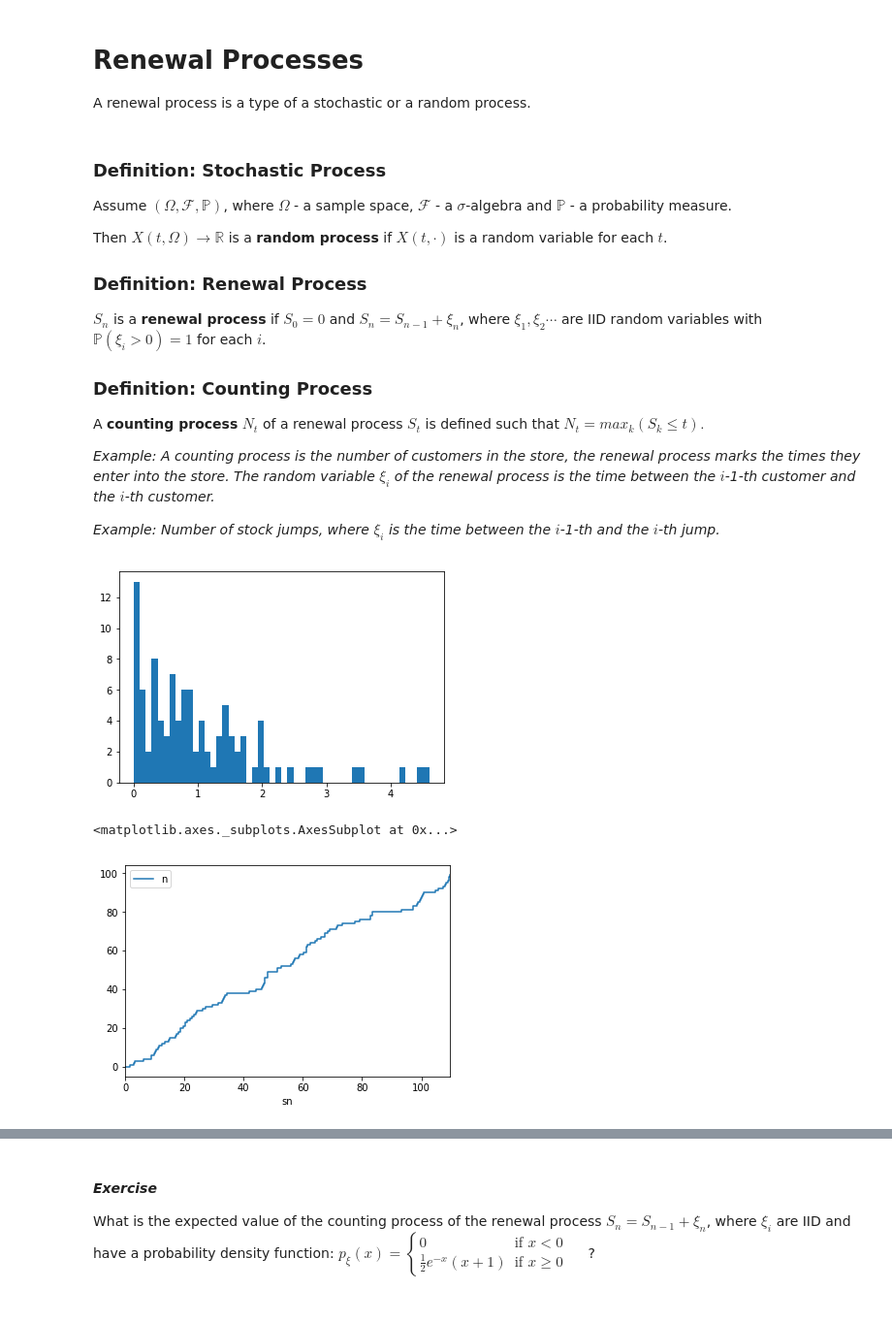
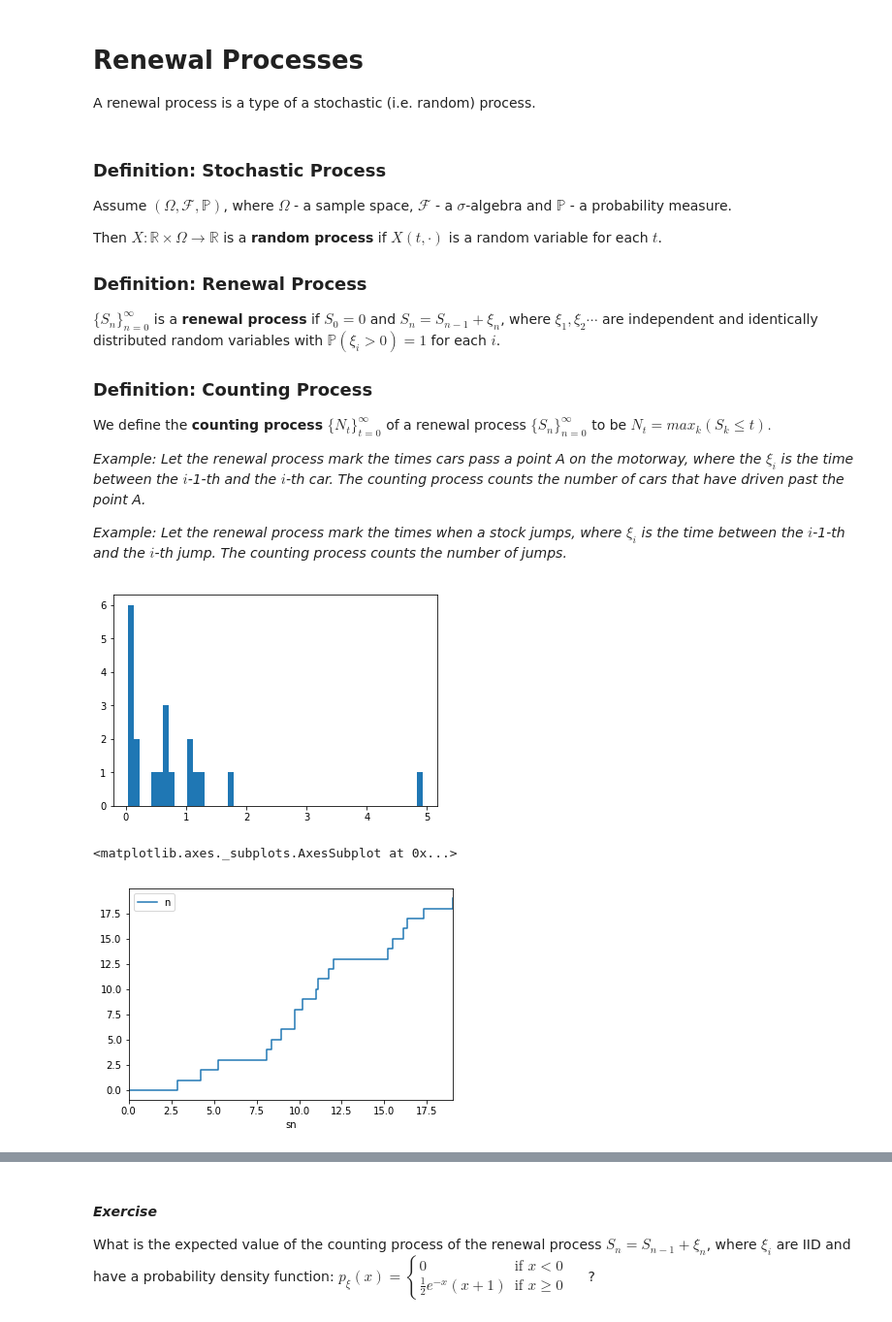
Before and after one commit to julijatominc/bsic, a Jupyter notebook: renewal_processes.ipynb, the cells around one changed output, grey strips where cells are left out. Shown at 97% size. Drawn from its saved outputs; the diff is of its cells as text; code cells hidden in the pictures.

```diff
--- a/renewal_processes.ipynb
+++ b/renewal_processes.ipynb
@@ -1,49 +1,49 @@
 # %% [markdown]
 # Renewal Processes
 
-A renewal process is a type of a stochastic or a random process.
+A renewal process is a type of a stochastic (i.e. random) process.
 # %% [markdown]
 ### Definition: Stochastic Process
 Assume $(\Omega, \mathcal{F}, \mathbb{P})$, where $\Omega$ - a sample space, $ \mathcal{F}$ - a $\sigma$-algebra and $\mathbb{P}$ - a probability measure.
 
-Then $X(t, \Omega) \rightarrow \mathbb{R}$ is a **random process** if $X(t, \cdot)$ is a random variable for each $t$.
+Then $X:\mathbb{R}\times \Omega  \rightarrow \mathbb{R}$ is a **random process** if $X(t, \cdot)$ is a random variable for each $t$.
 ### Definition: Renewal Process
-$S_n$ is a **renewal process** if $S_0 = 0$ and $S_n = S_{n-1} + \xi_n$, where $\xi_1, \xi_2 \cdots$ are IID random variables with $\mathbb{P}(\xi_i >0) = 1$ for each $i$.
+$\{S_n\}_{n=0}^\infty$ is a **renewal process** if $S_0 = 0$ and $S_n = S_{n-1} + \xi_n$, where $\xi_1, \xi_2 \cdots$ are independent and identically distributed random variables with $\mathbb{P}(\xi_i >0) = 1$ for each $i$.
 ### Definition: Counting Process
-A **counting process** $N_t$ of a renewal process $S_t$ is defined such that $N_t = max_{k}(S_k \leq t).$
+We define the  **counting process** $\{N_t\}_{t=0}^\infty$ of a renewal process $\{S_n\}_{n=0}^\infty$  to be $N_t = max_{k}(S_k \leq t).$
 
-*Example: A counting process is the number of customers in the store, the renewal process marks the times they enter into the store. The random variable $\xi_i$ of the renewal process is the time between the $i$-1-th customer and the $i$-th customer.*
+*Example: Let the renewal process mark the times cars pass a point A on the motorway, where the $\xi_i$ is the time between the $i$-1-th and the $i$-th car. The counting process counts the number of cars that have driven past the point A.*
 
-*Example: Number of stock jumps, where $\xi_i$ is the time between the $i$-1-th and the $i$-th jump.*
+*Example: Let the renewal process mark the times when a stock jumps, where $\xi_i$ is the time between the $i$-1-th and the $i$-th jump. The counting process counts the number of jumps.*
 # %%
 import numpy as np
 import pandas as pd
 import matplotlib.pyplot as plt
 import random as rd
 from scipy import stats
 import math as math
 import time
 
 t0 = time.time()
 
 %matplotlib inline
 
-N = 100
-M = 5000
-UNIT = 0.1
+N = 20 #number or renewal process
+M = 2000 #number of monte carlo repetitions
+UNIT = 1
 
 #Let's create a distribution of the times between the customers
 def generate():
     if True:
         p_x = [rd.expovariate(1) for i in range(N)]
         return p_x
     if False:
         p_x = [rd.expovariate(1)*0.5 + 0.5 *rd.expovariate(2)  for i in range(N)]
         return p_x
 plt.hist(generate(), bins=50);
 #Histogram of the dist used
 # %% [output]
-[figure, old version]
+[figure, new version]
 # %%
 #Let's plot the counting process, based on the distribution above.
 p_x = generate()
@@ -51,12 +51,11 @@ df = pd.DataFrame(p_x, columns = ["xi"])
 df["sn"] = df.xi.cumsum()
 df["n"] = [i for i in range(N)]
 df.loc[0] = [0,0,0]
-df.head()
 df.plot(drawstyle="steps-post", x = "sn", y = "n")
 #x axis is the time, everytime s_i increases to s_i+1, n (on y axis) increases by 1
 # %% [output]
 <matplotlib.axes._subplots.AxesSubplot at 0x...>
-[figure, old version]
+[figure, new version]
 # %%
 #add more generated counting processes
 ct = pd.DataFrame()
```
Also changed, not shown: parts of 4 cells of this notebook.
